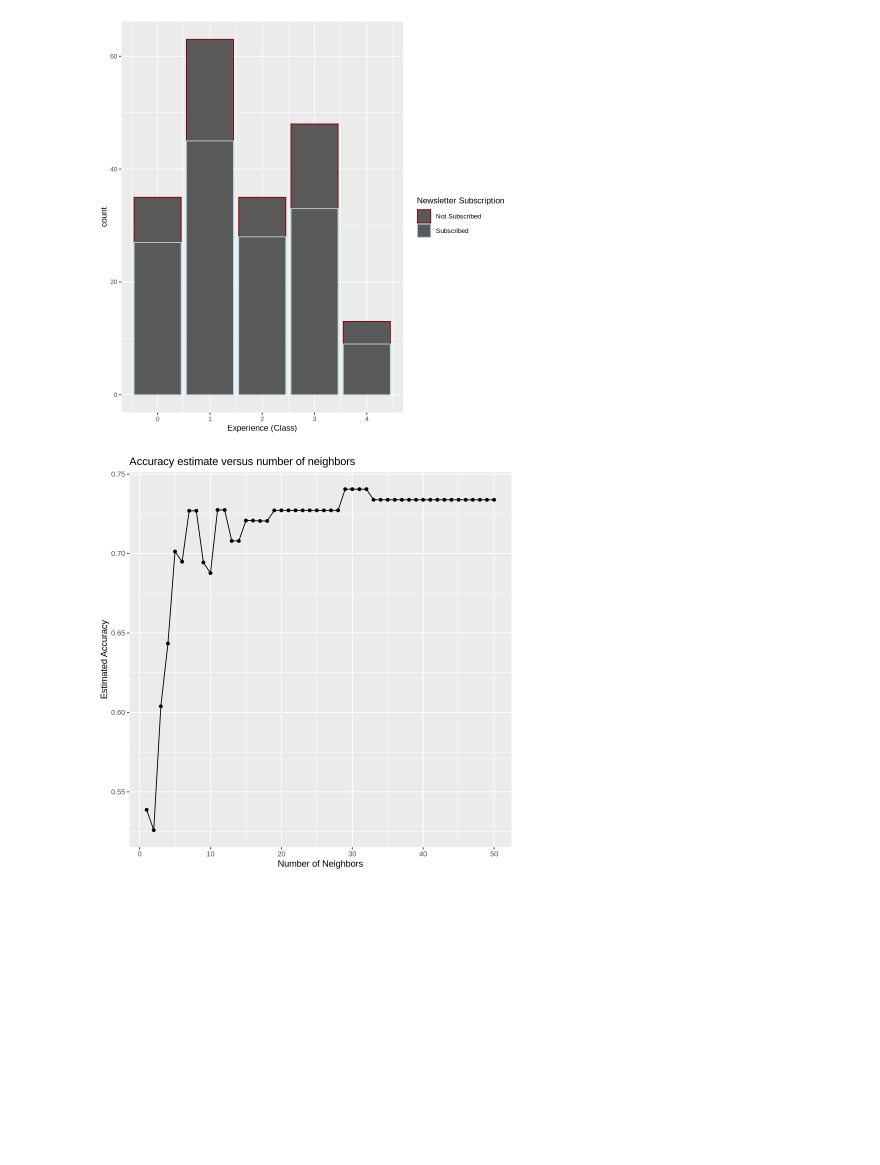
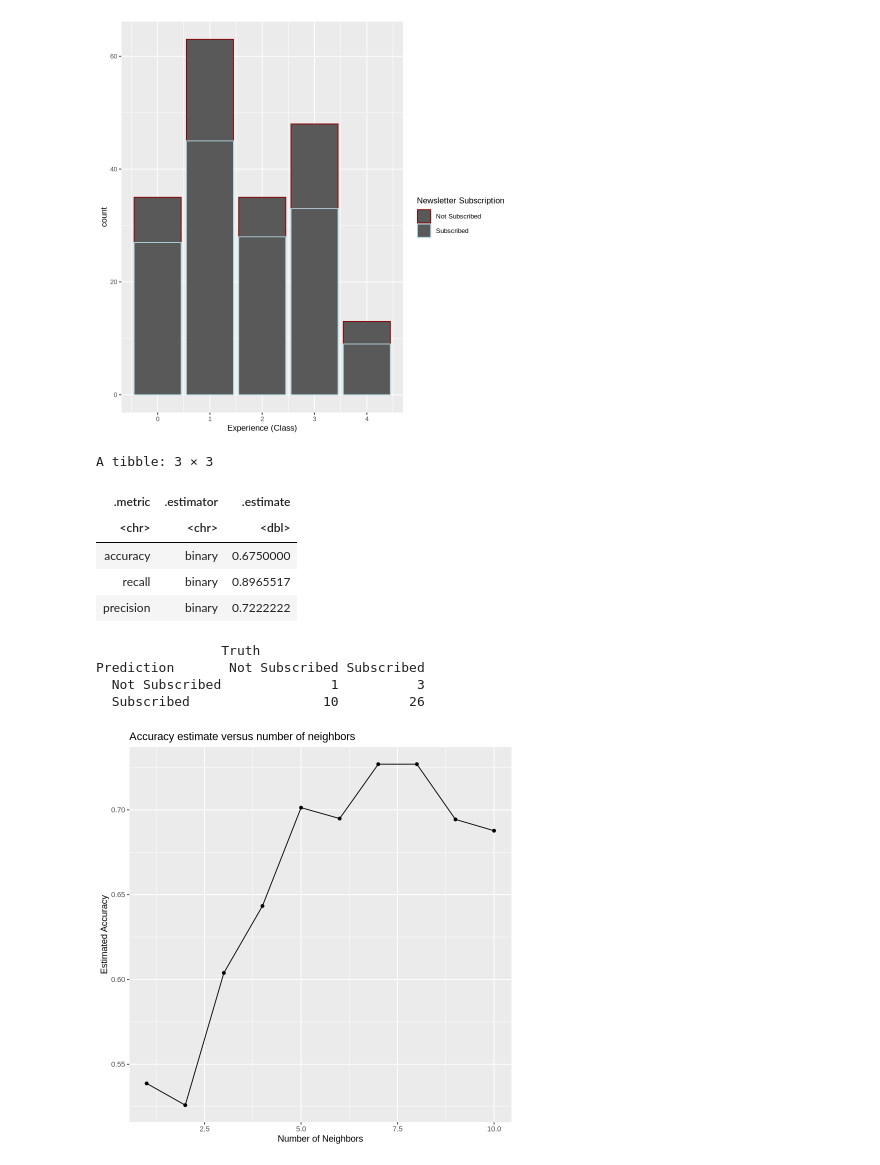
Before and after one commit to raywu255/DSCI-Project-Final-Report, a Jupyter notebook: Final Project.ipynb, the cells around one changed output. Saved outputs shown, nothing was run; the diff lists cells and outputs as text; code cells hidden in the pictures; blank space fills up the shorter version.

Commit message:
Finished KNN model
Finished model and added evaulation metrics, this includes recall, precision and accuracy.

```diff
--- a/Final Project.ipynb
+++ b/Final Project.ipynb
@@ -170,7 +168,7 @@ players_training <- training(players_initial_split)
 
 #Selecting K by tuning
 #recipe for tuning
-players_recipe_tune <- recipe(subscribe ~ experience + played_hours + Age, data = players_training) |>
+players_recipe <- recipe(subscribe ~ experience + Age + played_hours, data = players_training) |>
     step_scale(all_predictors()) |>
     step_center(all_predictors())
 
@@ -180,14 +178,14 @@ knn_spec_tune <- nearest_neighbor(weight_func = "rectangular", neighbors = tune(
     set_mode("classification")
 
 #K values to test
-k_vals <- tibble(neighbors = seq(from = 1, to = 50, by = 1))
+k_vals <- tibble(neighbors = seq(from = 1, to = 10, by = 1))
 
 #3 folds
 players_vfold_3 <- vfold_cv(players_training, v = 3, strata = subscribe)
 
 #Metrics for evaluation
 vfold_metrics_3 <- workflow() |>
-    add_recipe(players_recipe_tune) |>
+    add_recipe(players_recipe) |>
     add_model(knn_spec_tune) |>
     tune_grid(resamples = players_vfold_3, grid = k_vals) |>
     collect_metrics() |>
@@ -195,12 +193,66 @@ vfold_metrics_3 <- workflow() |>
     select(neighbors, mean)
 
 vfold_visual <- ggplot(vfold_metrics_3, aes(x = neighbors, y = mean)) +
+#Shows the the optimal K is roughly 7-8. We will be selecting 7 as our K.
     geom_point() +
     geom_line() +
     ggtitle("Accuracy estimate versus number of neighbors") +
     labs(x = "Number of Neighbors", y = "Estimated Accuracy")
-vfold_visual
+
+#Now that we have optimized our parameters, a new model specification with K = 7 can be made, finishing our optimized model.
+knn_spec_tuned <- nearest_neighbor(weight_func = "rectangular", neighbors = 7) |>
+    set_engine("kknn") |>
+    set_mode("classification")
+
+knn_fit <- workflow() |>
+    add_recipe(players_recipe) |>
+    add_model(knn_spec_tuned) |>
+    fit(players_training)
+
+knn_predict <- predict(knn_fit, players_testing) |>
+    bind_cols(players_testing)
+
+knn_accuracy <- knn_predict |>
+    metrics(truth = subscribe, estimate = .pred_class) |>
+    filter(.metric == "accuracy")
+
+event_levels <- knn_predict |> pull(subscribe) |> levels()
+#"Not Subcribed" is event level 1 and "Subscribed" is event level 2.
+#Thus, truth will be event level 2 because we are looking for subscribed players
+
+#recall stats
+knn_recall <- knn_predict |> recall(truth = subscribe, estimate = .pred_class, event_level = "second")
+
+#precision stats
+knn_precision <- knn_predict |> precision(truth = subscribe, estimate = .pred_class, event_level = "second")
+
+#combined stats
+eval_metrics <- bind_rows(knn_accuracy, knn_recall, knn_precision)
+
+
+
+
+#confusion matrix
+confusion_matrix <- knn_predict |>
+    conf_mat(truth = subscribe, estimate = .pred_class)
-# %% [output]
-[figure, removed]
 # %%
 #visualization of analysis
+vfold_visual #plots estimated accuracy vs neighbors
+
+#model evaluation table
+eval_metrics
+
+#confusion matrix
+confusion_matrix
+# %% [output]
+A tibble: 3 × 3
+| .metric | .estimator | .estimate |
+| <chr> | <chr> | <dbl> |
+| accuracy | binary | 0.6750000 |
+| recall | binary | 0.8965517 |
+| precision | binary | 0.7222222 |
+                Truth
+Prediction       Not Subscribed Subscribed
+  Not Subscribed              1          3
+  Subscribed                 10         26
+[figure, added]
```
Also changed, not shown: parts of 1 cell of this notebook.
